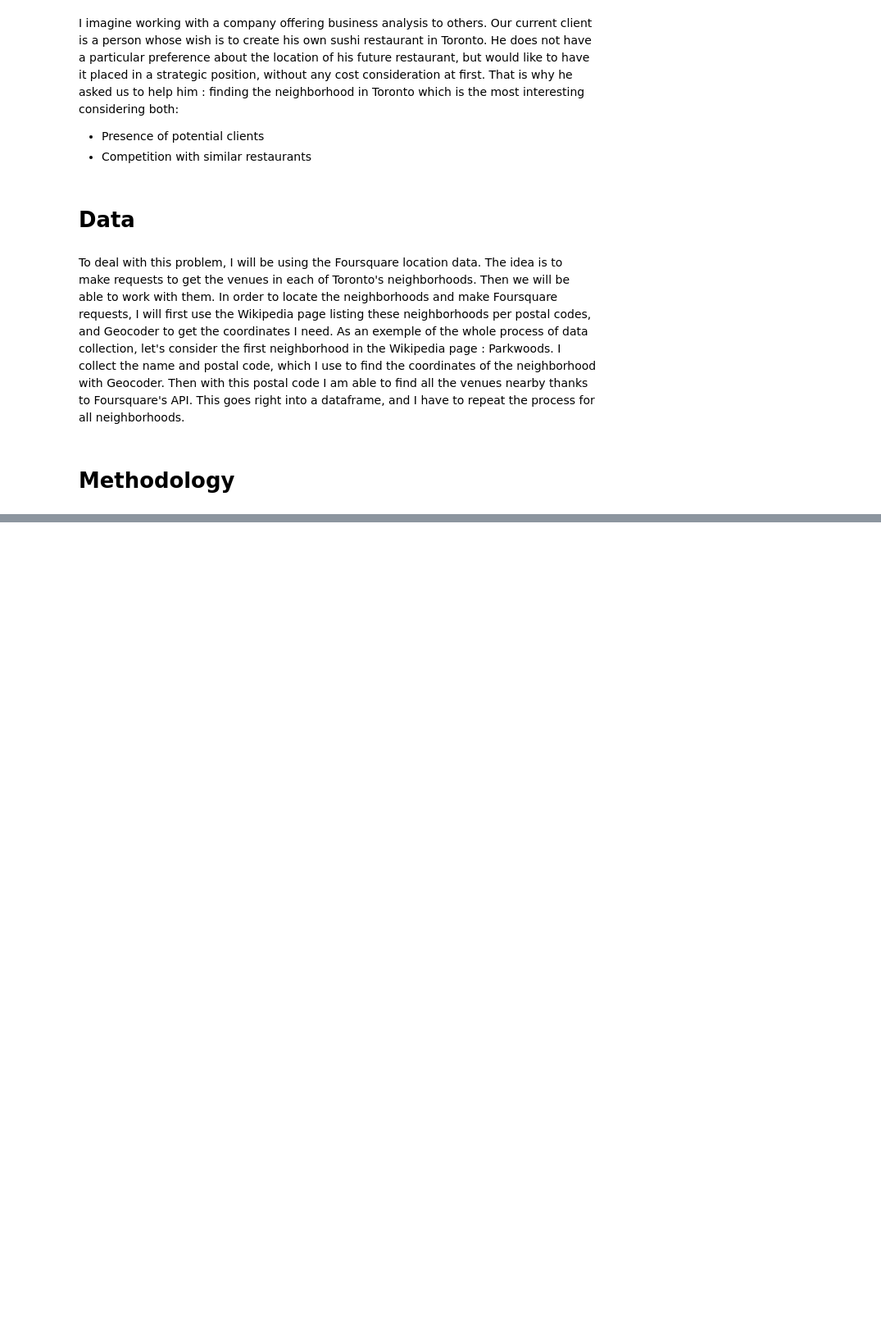
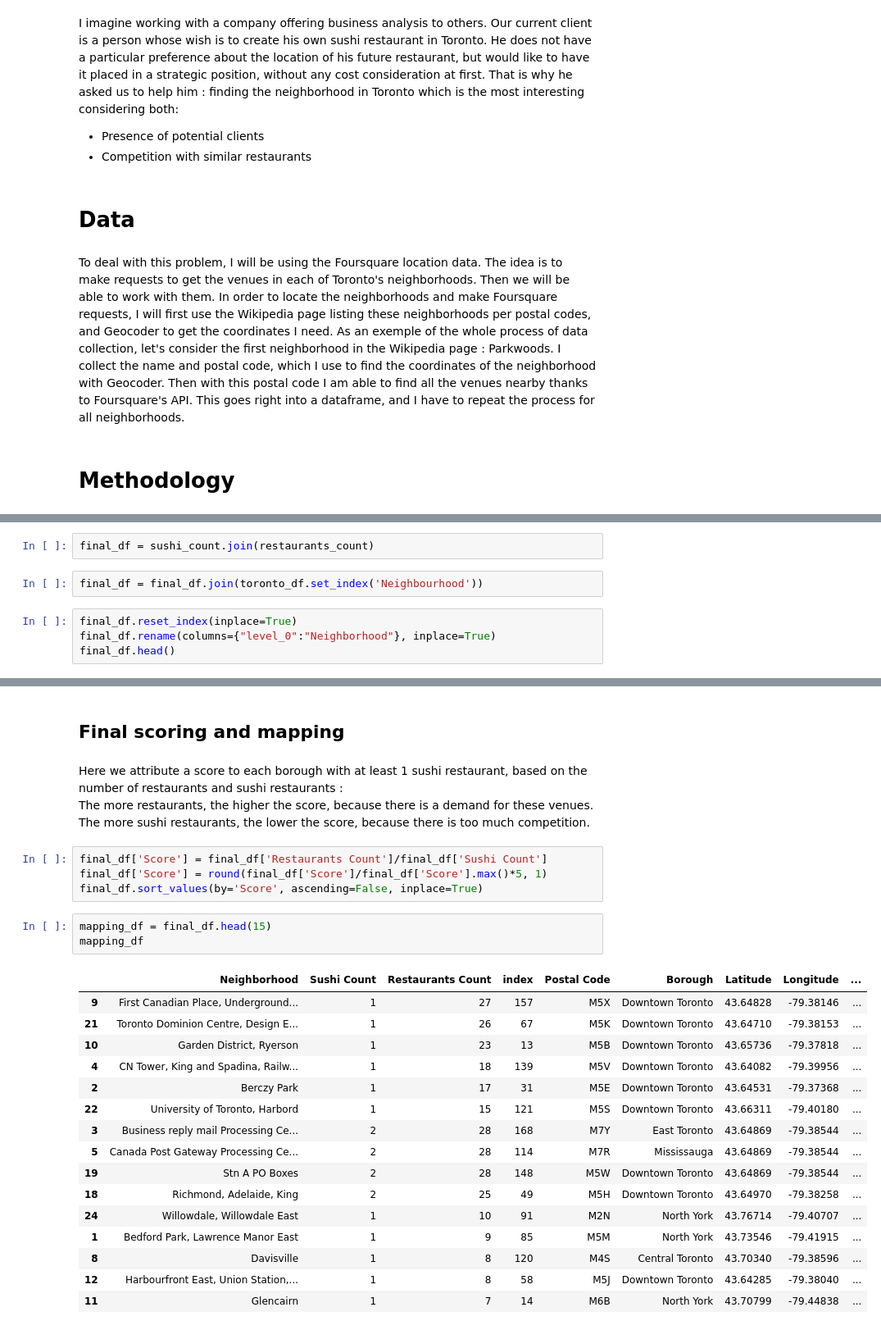
Before and after one commit to Frouby/Coursera_Capstone, a Jupyter notebook: Coursera_Capstone.ipynb, the cells around one changed output, grey strips where cells are left out. Shown at 82% size. Cells and saved outputs as stored; diff of their text form; blank space fills up the shorter version.

```diff
--- a/Coursera_Capstone.ipynb
+++ b/Coursera_Capstone.ipynb
@@ -23,0 +348,8 @@ As an exemple of the whole process of data collection, let's consider the first
+# %%
+final_df = sushi_count.join(restaurants_count)
+# %%
+final_df = final_df.join(toronto_df.set_index('Neighbourhood'))
+# %%
+final_df.reset_index(inplace=True)
+final_df.rename(columns={"level_0":"Neighborhood"}, inplace=True)
+final_df.head()
@@ -23,0 +363,30 @@ As an exemple of the whole process of data collection, let's consider the first
+# %% [markdown]
+## Final scoring and mapping
+# %% [markdown]
+Here we attribute a score to each borough with at least 1 sushi restaurant, based on the number of restaurants and sushi restaurants : \
+The more restaurants, the higher the score, because there is a demand for these venues. \
+The more sushi restaurants, the lower the score, because there is too much competition.
+# %%
+final_df['Score'] = final_df['Restaurants Count']/final_df['Sushi Count']
+final_df['Score'] = round(final_df['Score']/final_df['Score'].max()*5, 1)
+final_df.sort_values(by='Score', ascending=False, inplace=True)
+# %%
+mapping_df = final_df.head(15)
+mapping_df
+# %% [output]
+|  | Neighborhood | Sushi Count | Restaurants Count | index | Postal Code | Borough | Latitude | Longitude | ... |
+| 9 | First Canadian Place, Underground... | 1 | 27 | 157 | M5X | Downtown Toronto | 43.64828 | -79.38146 | ... |
+| 21 | Toronto Dominion Centre, Design E... | 1 | 26 | 67 | M5K | Downtown Toronto | 43.64710 | -79.38153 | ... |
+| 10 | Garden District, Ryerson | 1 | 23 | 13 | M5B | Downtown Toronto | 43.65736 | -79.37818 | ... |
+| 4 | CN Tower, King and Spadina, Railw... | 1 | 18 | 139 | M5V | Downtown Toronto | 43.64082 | -79.39956 | ... |
+| 2 | Berczy Park | 1 | 17 | 31 | M5E | Downtown Toronto | 43.64531 | -79.37368 | ... |
+| 22 | University of Toronto, Harbord | 1 | 15 | 121 | M5S | Downtown Toronto | 43.66311 | -79.40180 | ... |
+| 3 | Business reply mail Processing Ce... | 2 | 28 | 168 | M7Y | East Toronto | 43.64869 | -79.38544 | ... |
+| 5 | Canada Post Gateway Processing Ce... | 2 | 28 | 114 | M7R | Mississauga | 43.64869 | -79.38544 | ... |
+| 19 | Stn A PO Boxes | 2 | 28 | 148 | M5W | Downtown Toronto | 43.64869 | -79.38544 | ... |
+| 18 | Richmond, Adelaide, King | 2 | 25 | 49 | M5H | Downtown Toronto | 43.64970 | -79.38258 | ... |
+| 24 | Willowdale, Willowdale East | 1 | 10 | 91 | M2N | North York | 43.76714 | -79.40707 | ... |
+| 1 | Bedford Park, Lawrence Manor East | 1 | 9 | 85 | M5M | North York | 43.73546 | -79.41915 | ... |
+| 8 | Davisville | 1 | 8 | 120 | M4S | Central Toronto | 43.70340 | -79.38596 | ... |
+| 12 | Harbourfront East, Union Station,... | 1 | 8 | 58 | M5J | Downtown Toronto | 43.64285 | -79.38040 | ... |
+| 11 | Glencairn | 1 | 7 | 14 | M6B | North York | 43.70799 | -79.44838 | ... |
```
Also changed, not shown: parts of 56 cells of this notebook.
